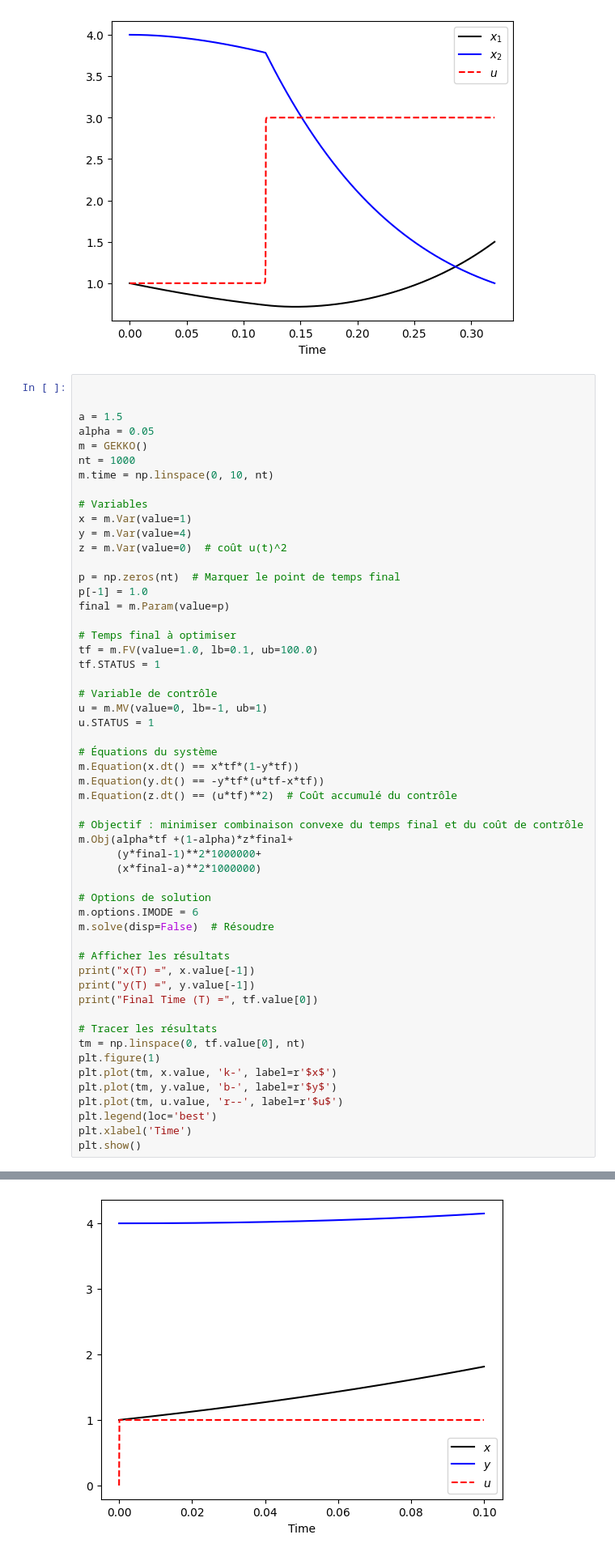
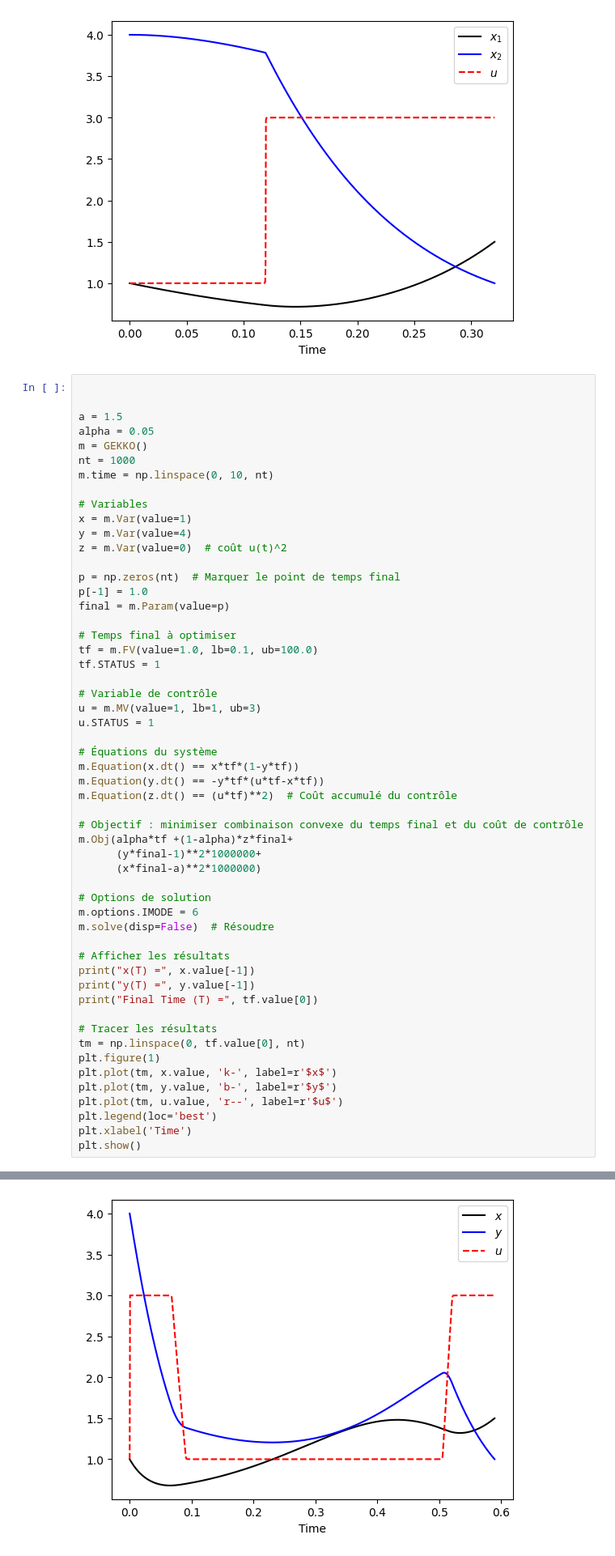
Before and after one commit to InfmathAxel/M2-csmi, a Jupyter notebook: CO/tp1.ipynb, the cells around one changed output, grey strips where cells are left out. Shown: that part at 81% size. Saved outputs shown, nothing was run; the diff lists cells and outputs as text.

```diff
--- a/CO/tp1.ipynb
+++ b/CO/tp1.ipynb
@@ -386,7 +386,7 @@ tf = m.FV(value=1.0, lb=0.1, ub=100.0)
 tf.STATUS = 1
 
 # Variable de contrôle
-u = m.MV(value=0, lb=-1, ub=1)
+u = m.MV(value=1, lb=1, ub=3)
 u.STATUS = 1
 
 # Équations du système
@@ -424 +424 @@ Final Time (T) = 0.1
-[figure, old version]
+[figure, new version]
```
Also changed, not shown: parts of 1 cell of this notebook.
